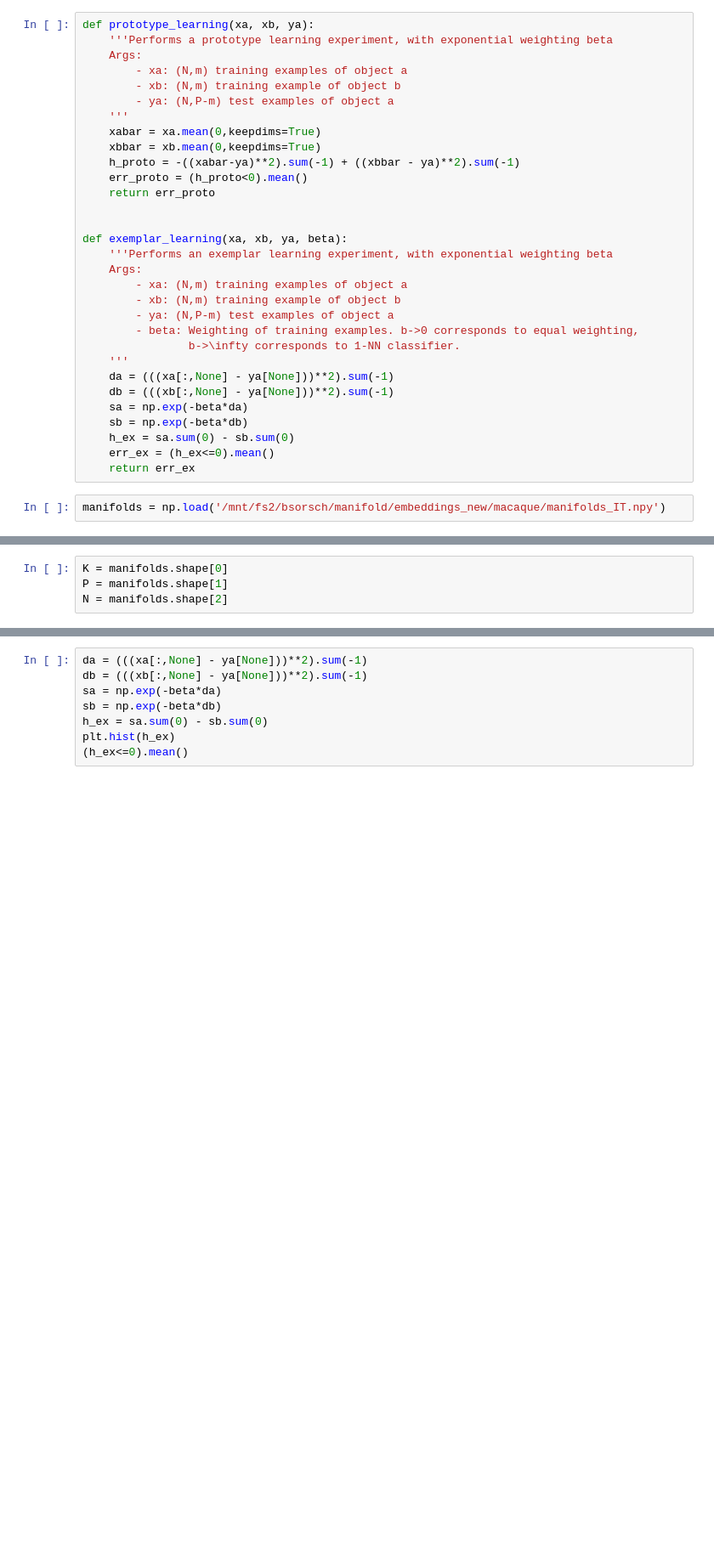
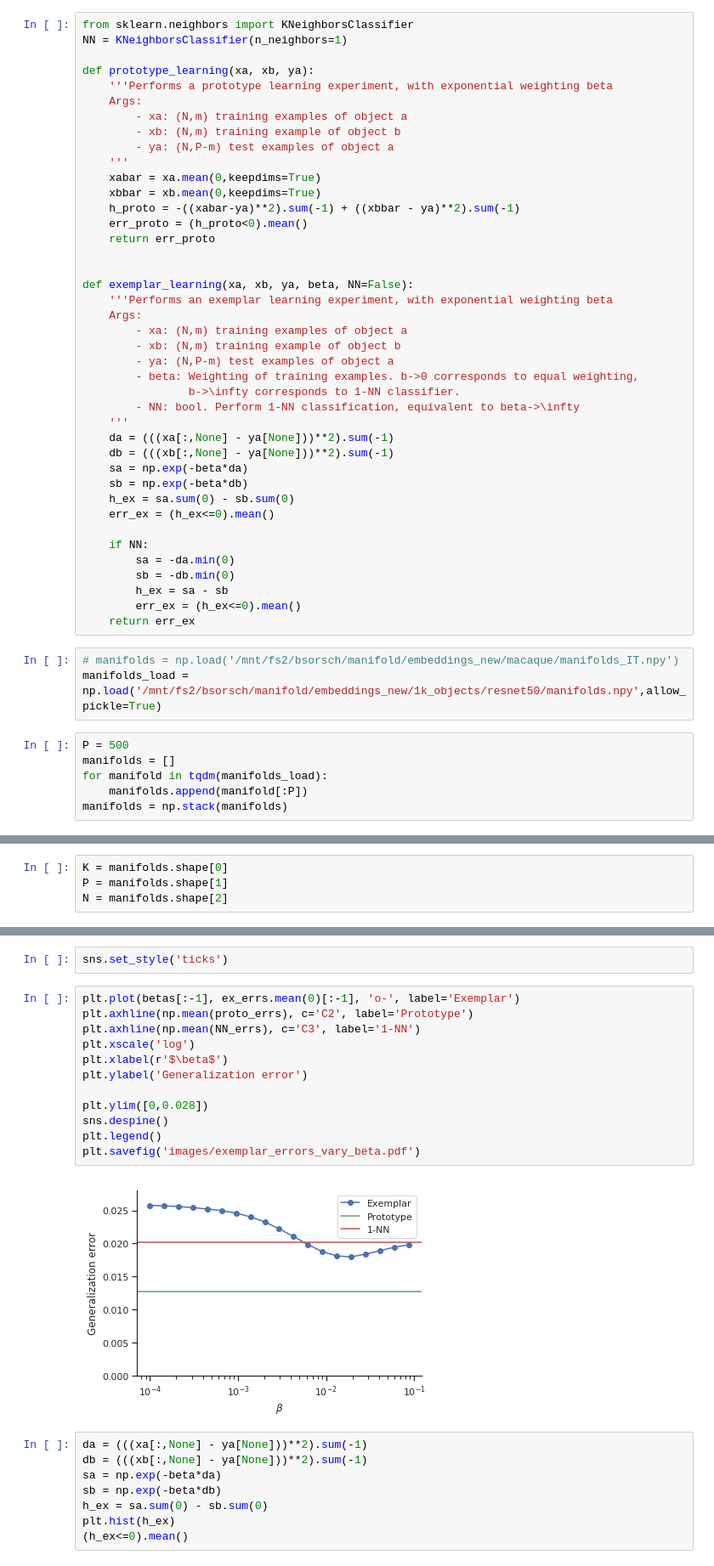
Before and after one commit to bsorsch/geometry-fewshot-learning, a Jupyter notebook: Prototype vs exemplar theory.ipynb, the cells around one changed output, grey strips where cells are left out. Shown: that part at 85% size. Cells and saved outputs as stored; diff of their text form; blank space fills up the shorter version.

Commit message:
exemplar generalization error as a function of beta

```diff
--- a/Prototype vs exemplar theory.ipynb
+++ b/Prototype vs exemplar theory.ipynb
@@ -237,4 +221,7 @@ N
 # %%
+from sklearn.neighbors import KNeighborsClassifier
+NN = KNeighborsClassifier(n_neighbors=1)
+
 def prototype_learning(xa, xb, ya):
     '''Performs a prototype learning experiment, with exponential weighting beta
     Args:
@@ -249,7 +236,7 @@ def prototype_learning(xa, xb, ya):
     return err_proto
 
 
-def exemplar_learning(xa, xb, ya, beta):
+def exemplar_learning(xa, xb, ya, beta, NN=False):
     '''Performs an exemplar learning experiment, with exponential weighting beta
     Args:
         - xa: (N,m) training examples of object a
@@ -257,6 +244,7 @@ def exemplar_learning(xa, xb, ya, beta):
         - ya: (N,P-m) test examples of object a
         - beta: Weighting of training examples. b->0 corresponds to equal weighting,
                 b->\infty corresponds to 1-NN classifier.
+        - NN: bool. Perform 1-NN classification, equivalent to beta->\infty
     '''
     da = (((xa[:,None] - ya[None]))**2).sum(-1)
     db = (((xb[:,None] - ya[None]))**2).sum(-1)
@@ -264,6 +252,19 @@ def exemplar_learning(xa, xb, ya, beta):
     sb = np.exp(-beta*db)
     h_ex = sa.sum(0) - sb.sum(0)
     err_ex = (h_ex<=0).mean()
+
+    if NN:
+        sa = -da.min(0)
+        sb = -db.min(0)
+        h_ex = sa - sb
+        err_ex = (h_ex<=0).mean()
     return err_ex
 # %%
-manifolds = np.load('/mnt/fs2/bsorsch/manifold/embeddings_new/macaque/manifolds_IT.npy')
+# manifolds = np.load('/mnt/fs2/bsorsch/manifold/embeddings_new/macaque/manifolds_IT.npy')
+manifolds_load = np.load('/mnt/fs2/bsorsch/manifold/embeddings_new/1k_objects/resnet50/manifolds.npy',allow_pickle=True)
+# %%
+P = 500
+manifolds = []
+for manifold in tqdm(manifolds_load):
+    manifolds.append(manifold[:P])
+manifolds = np.stack(manifolds)
@@ -291,3 +304,19 @@ exemplar_learning(xa,xb,ya,beta)
+# %%
+sns.set_style('ticks')
+# %%
+plt.plot(betas[:-1], ex_errs.mean(0)[:-1], 'o-', label='Exemplar')
+plt.axhline(np.mean(proto_errs), c='C2', label='Prototype')
+plt.axhline(np.mean(NN_errs), c='C3', label='1-NN')
+plt.xscale('log')
+plt.xlabel(r'$\beta$')
+plt.ylabel('Generalization error')
+
+plt.ylim([0,0.028])
+sns.despine()
+plt.legend()
+plt.savefig('images/exemplar_errors_vary_beta.pdf')
+# %% [output]
+[figure, added]
 # %%
 da = (((xa[:,None] - ya[None]))**2).sum(-1)
 db = (((xb[:,None] - ya[None]))**2).sum(-1)
```
Also changed, not shown: parts of 6 cells of this notebook.
